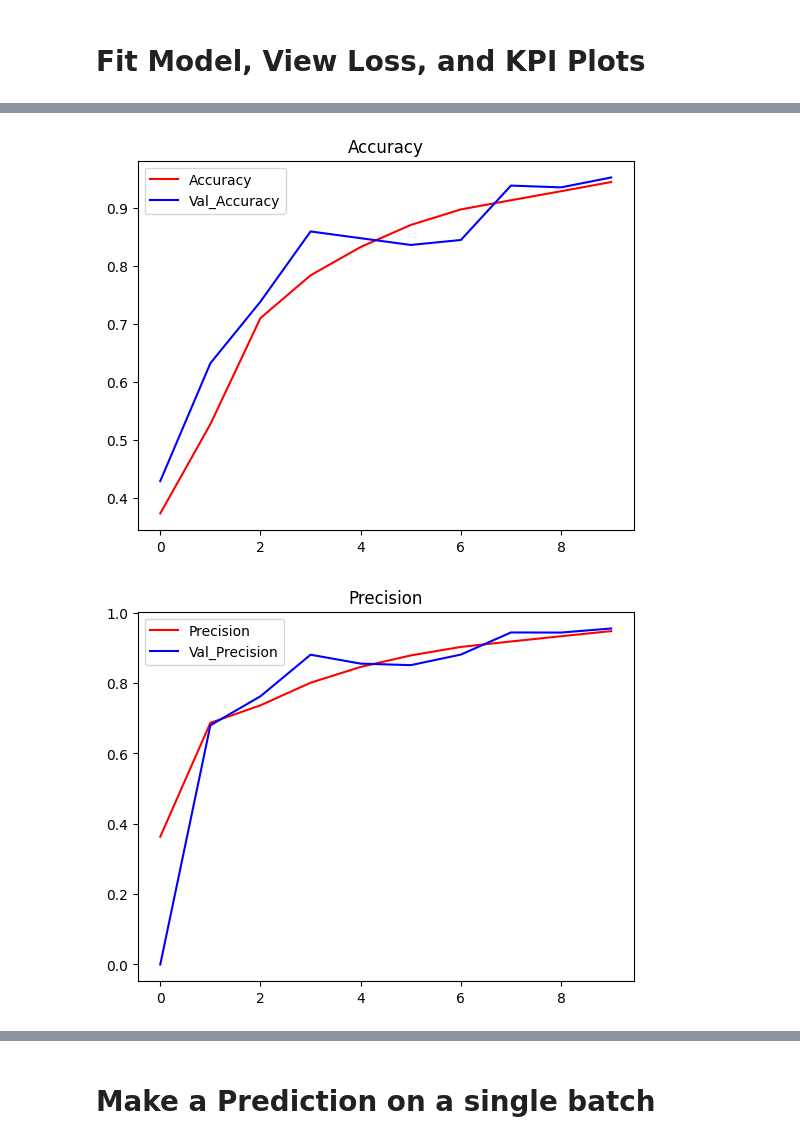
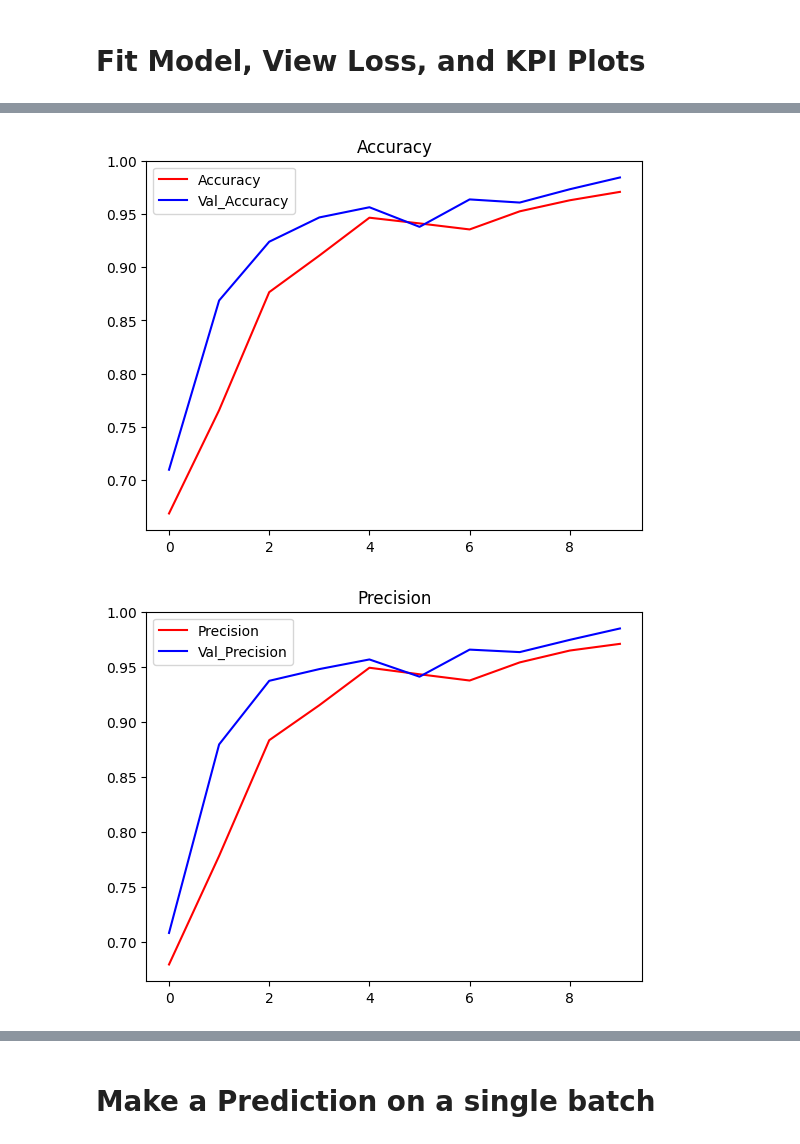
Before and after one commit to 490-BadMouth/BadMouth, a Jupyter notebook: BadMouth_CNN_Multi_Class.ipynb, the cells around one changed output, grey strips where cells are left out. Saved outputs shown, nothing was run; the diff lists cells and outputs as text; code cells hidden in the pictures.

Commit message:
4 conv 64 neurons 0 dense, layer norm, dropout=0.1, 98 acc

```diff
--- a/BadMouth_CNN_Multi_Class.ipynb
+++ b/BadMouth_CNN_Multi_Class.ipynb
@@ -185,7 +187,7 @@ len(data) - len(data)*.7
 # %%
 # split into training and testing partitions
-train = data.take(189) # 70 % goes to train set
-test = data.skip(189).take(81) # 30 % goes to test set
+train = data.take(198) # 70 % goes to train set
+test = data.skip(198).take(85) # 30 % goes to test set
 # %%
 train = train.shuffle(buffer_size=5000)
 test = test.shuffle(buffer_size=5000)
@@ -235,6 +237,9 @@ layer_sizes = [64] # 16 worked well so we check 8 and 32
 conv_layers = [4] # 2 worked well so we check 1 and 3
 dense_size = 128
 epochs_num = 10
+
+input_shape = (772, 257, 1) # depends on shape of spec
+input_tensor = Input (shape=input_shape)
 
 for dense_layer in dense_layers:
     for layer_size in layer_sizes:
@@ -244,7 +249,8 @@ for dense_layer in dense_layers:
 
             # create layers
             model = Sequential()
-            model.add(Conv2D(layer_size, (3,3), input_shape= (772, 257, 1))) # depends on shape of spec
+            model.add(input_tensor)
+            model.add(Conv2D(layer_size, (3,3)))
             model.add(LayerNormalization())
             model.add(Activation("relu"))
             model.add(MaxPooling2D(pool_size=(2,2)))
@@ -253,7 +259,7 @@ for dense_layer in dense_layers:
                 model.add(Conv2D(layer_size, (3,3)))
                 model.add(LayerNormalization())
                 model.add(Activation("relu"))
-                model.add(Dropout(0.2))
+                model.add(Dropout(0.1))
                 model.add(MaxPooling2D(pool_size=(2,2)))
 
             model.add(Flatten())
@@ -267,7 +273,7 @@ for dense_layer in dense_layers:
 
             tensorboard = TensorBoard(log_dir='bad_mouth_logs/{}'.format(NAME))
 
-            model.compile(optimizer=Adam(learning_rate=0.01), # adam optimizer (can change to small learning rate)
+            model.compile(optimizer='Adam', # adam optimizer (can change to small learning rate)
                           loss='CategoricalCrossentropy',
                           metrics=[Recall(), Precision(), CategoricalAccuracy()])
 
@@ -339,17 +348,17 @@ plt.show()
 
 # LOOKS LIKE OVERFITTING
 # %% [output]
-[figure, old version]
+[figure, new version]
 # %%
 # plot precision
 # the percent of positive predicitions that were correct (good and bad)
 plt.title('Precision')
-plt.plot(hist.history['precision'], 'r')
-plt.plot(hist.history['val_precision'], 'b')
+plt.plot(hist.history['precision_3'], 'r')
+plt.plot(hist.history['val_precision_3'], 'b')
 plt.legend(["Precision", "Val_Precision"])
 plt.show()
 # %% [output]
-[figure, old version]
+[figure, new version]
 # %%
 # plot recall
 # the percentage of positive predicitions that were correct (only bad words)
```
Also changed, not shown: parts of 25 cells of this notebook.
